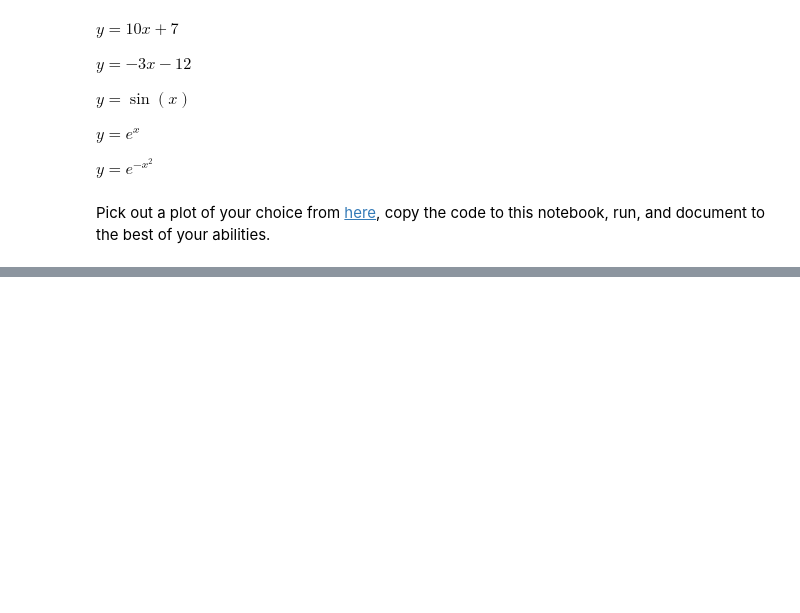
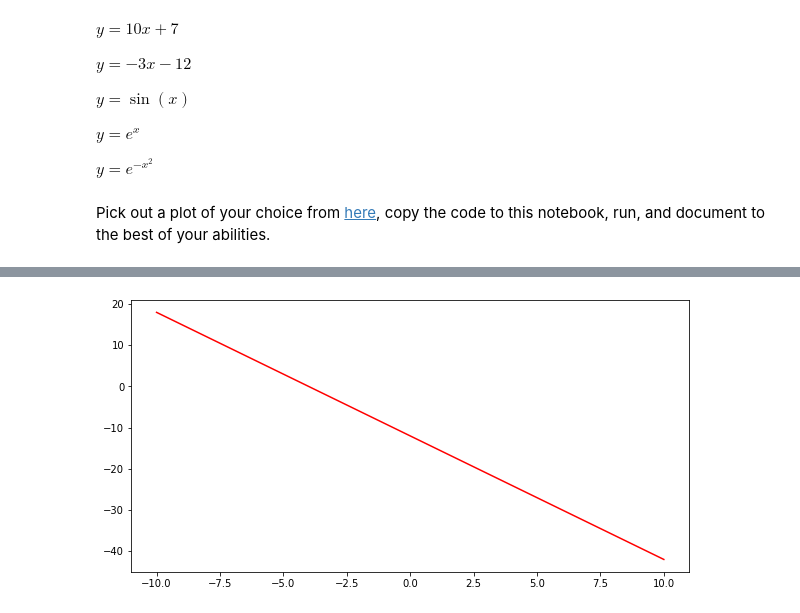
Before and after one commit to FrancisoL1122/Probability_Statistics, a Jupyter notebook: Limongi_Lab_1.ipynb, the cells around one changed output, grey strips where cells are left out. Cells and saved outputs as stored; diff of their text form; code cells hidden in the pictures; blank space fills up the shorter version.

```diff
--- a/Limongi_Lab_1.ipynb
+++ b/Limongi_Lab_1.ipynb
@@ -260,0 +271,10 @@ Pick out a plot of your choice from [here](https://matplotlib.org/stable/gallery
+# %%
+x = np.linspace(-10, 10, 100)
+y = -3 * x - 12
+
+fig = plt.figure(figsize = (10, 5))
+
+plt.plot(x, y, color = 'red')
+plt.show()
+# %% [output]
+[figure, added]
```
Also changed, not shown: parts of 4 cells of this notebook.
